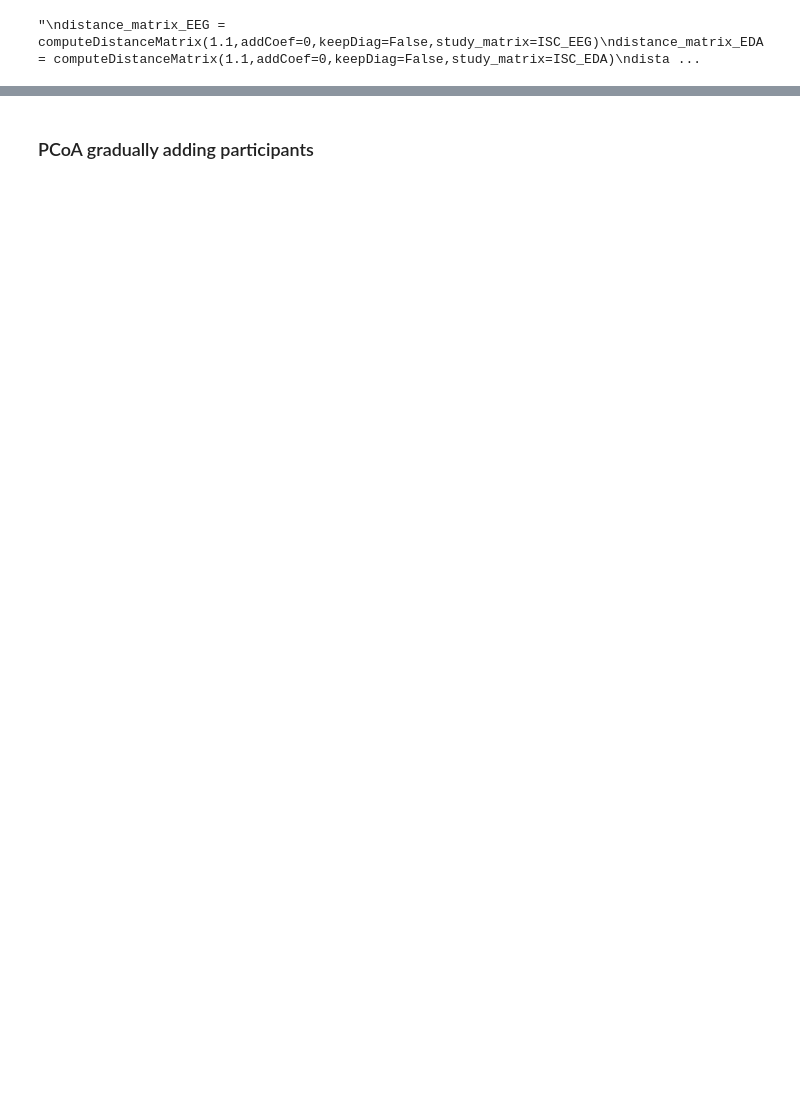
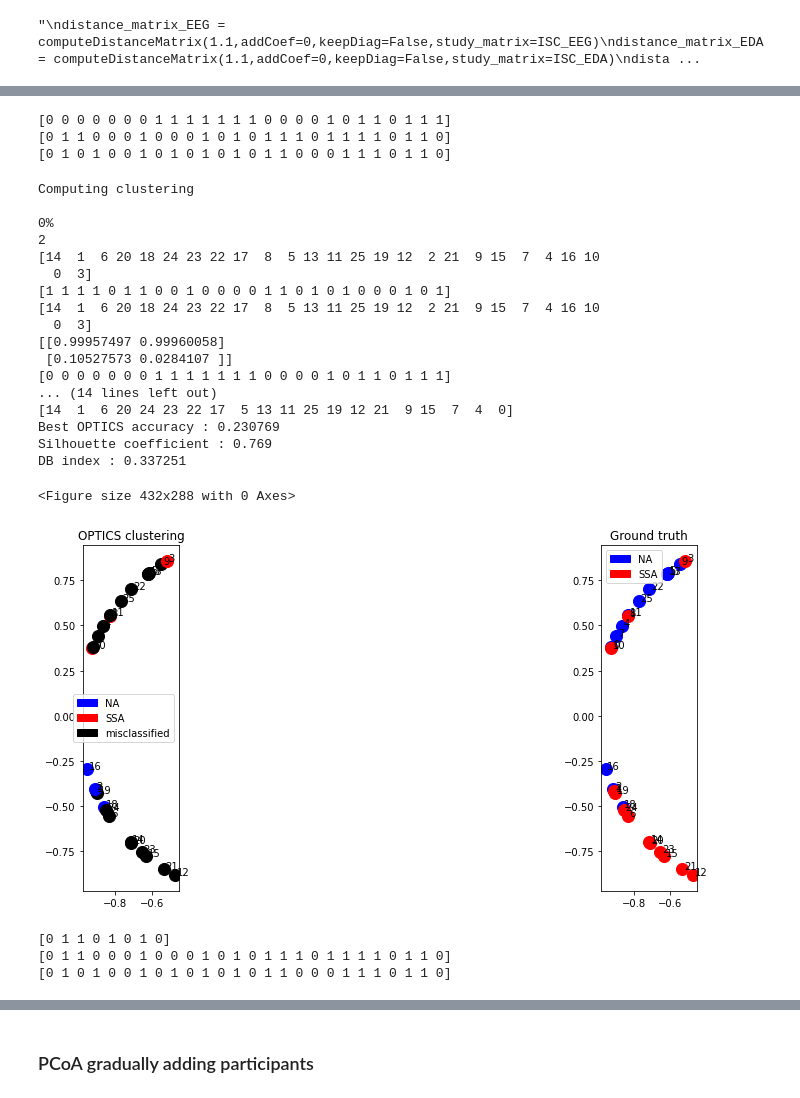
Before and after one commit to alexandremerasli/TFE, a Jupyter notebook: cluster_data.ipynb, the cells around one changed output, grey strips where cells are left out. Cells and saved outputs as stored; diff of their text form; code cells hidden in the pictures; blank space fills up the shorter version.

```diff
--- a/cluster_data.ipynb
+++ b/cluster_data.ipynb
@@ -2264,7 +2290,7 @@ if (compute):
         kmeans_result.clusteringAccuracyWithDimension()
     kmeans_result.twoClustersMethodResult()
     kmeans_result.showResultMap()
-    plotPoints(kmeans_result.best_points,subjects=sortedIdx[:nbParticipants])
+    plotPoints(kmeans_result.best_points,subjects=subjects,subjectsWithoutShift=subjectsWithoutShift)
     #plt.scatter(kmeans.init[:,0],kmeans.init[:,1],s=200,marker='x') # if t-SNE and 1 coef
     print("DB index : %f " %kmeans_result.dbScore())
     #kmeans_result.writeProbaLabel()
@@ -2296,3 +2322,76 @@ DB index : 0.475055
+# %%
+condition = np.genfromtxt(os.path.join('condition.csv'),delimiter=',')
+condition = np.array(condition,dtype='int') # Convert into array
+
+
+subjects = np.arange(N)
+print(kmeans_result.label)
+print(result.label)
+print(condition)
+nbParticipants = 26
+# %% [output]
+[0 0 0 0 0 0 0 1 1 1 1 1 1 1 0 0 0 0 1 0 1 1 0 1 1 1]
+[0 1 1 0 0 0 1 0 0 0 1 0 1 0 1 1 1 0 1 1 1 1 0 1 1 0]
+[0 1 0 1 0 0 1 0 1 0 1 0 1 0 1 1 0 0 0 1 1 1 0 1 1 0]
+# %%
+from sklearn.cluster import SpectralClustering
+
+compute = True
+
+if (compute):
+    kmeans_result = MapMethodResults("OPTICS",random_init,n_neighbors = 2)
+    # kmeans = KMeans(n_clusters=2,n_init=1) # init array used before fit
+    kmeans = SpectralClustering(n_clusters=2)
+    kmeans_result.applyMethod(kmeans,dim=[0]) # 2D max I think, otherwise curse of dimensionnality
+
+
+
+# Show results
+if (compute):
+    kmeans_result.twoClustersMethodResult()
+    kmeans_result.showResultMap()
+    plotPoints(kmeans_result.best_points,subjects=subjects,subjectsWithoutShift=subjectsWithoutShift)
+    #plt.scatter(kmeans.init[:,0],kmeans.init[:,1],s=200,marker='x') # if t-SNE and 1 coef
+    print("DB index : %f " %kmeans_result.dbScore())
+    #kmeans_result.writeProbaLabel()
+    if 'k-means' not in methodUsed:
+        accuracyVect = np.append(accuracyVect,kmeans_result.best_accuracy)
+        SCVect = np.append(SCVect,kmeans_result.SC)
+        methodUsed = np.append(methodUsed,'k-means')
+        prior = np.append(prior,('t-SNE')*(kmeans_result.best_dim==7)+('PCoA '+str(abs(kmeans_result.best_dim)))*(kmeans_result.best_dim<0)+('MDS '+str(dim))*(kmeans_result.best_dim<7)*(kmeans_result.best_dim>0))
+# %% [output]
+Computing clustering
+
+0%
+2
+[14  1  6 20 18 24 23 22 17  8  5 13 11 25 19 12  2 21  9 15  7  4 16 10
+  0  3]
+[1 1 1 1 0 1 1 0 0 1 0 0 0 0 1 1 0 1 0 1 0 0 0 1 0 1]
+[14  1  6 20 18 24 23 22 17  8  5 13 11 25 19 12  2 21  9 15  7  4 16 10
+  0  3]
+[[0.99957497 0.99960058]
+ [0.10527573 0.0284107 ]]
+[0 0 0 0 0 0 0 1 1 1 1 1 1 1 0 0 0 0 1 0 1 1 0 1 1 1]
+... (14 lines left out)
+[14  1  6 20 24 23 22 17  5 13 11 25 19 12 21  9 15  7  4  0]
+Best OPTICS accuracy : 0.230769
+Silhouette coefficient : 0.769
+DB index : 0.337251
+<Figure size 432x288 with 0 Axes>
+[figure, added]
+# %%
+condition = np.genfromtxt(os.path.join('condition.csv'),delimiter=',')
+condition = np.array(condition,dtype='int') # Convert into array
+
+
+subjects = np.arange(N)
+print(kmeans_result.label)
+print(result.label)
+print(condition)
+# %% [output]
+[0 1 1 0 1 0 1 0]
+[0 1 1 0 0 0 1 0 0 0 1 0 1 0 1 1 1 0 1 1 1 1 0 1 1 0]
+[0 1 0 1 0 0 1 0 1 0 1 0 1 0 1 1 0 0 0 1 1 1 0 1 1 0]
 # %%
 disparities = np.genfromtxt(os.path.join('disparities.csv'),delimiter=',')
 disparities = np.array(disparities,dtype='float') # Convert into array
```
Also changed, not shown: parts of 54 cells of this notebook.
